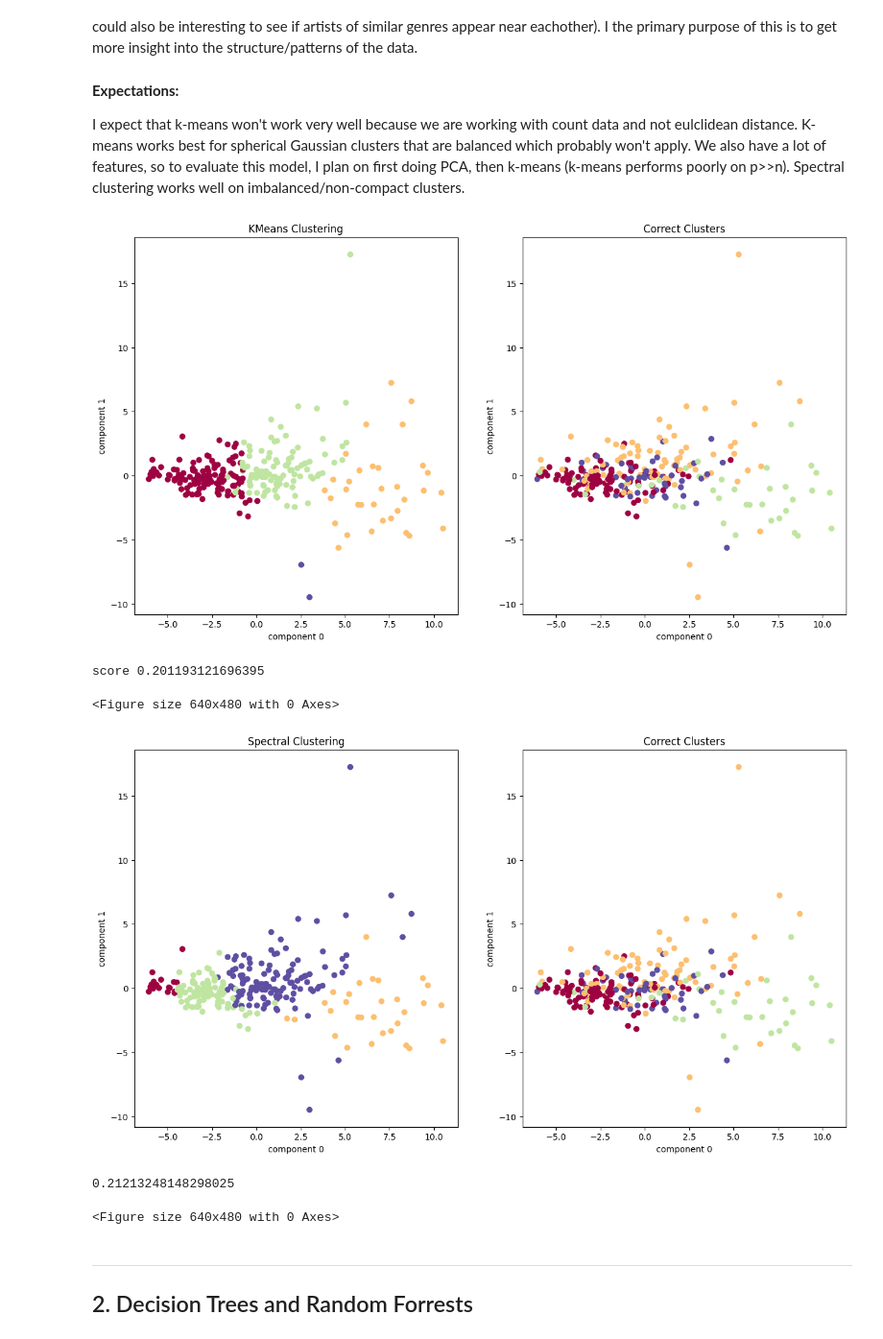
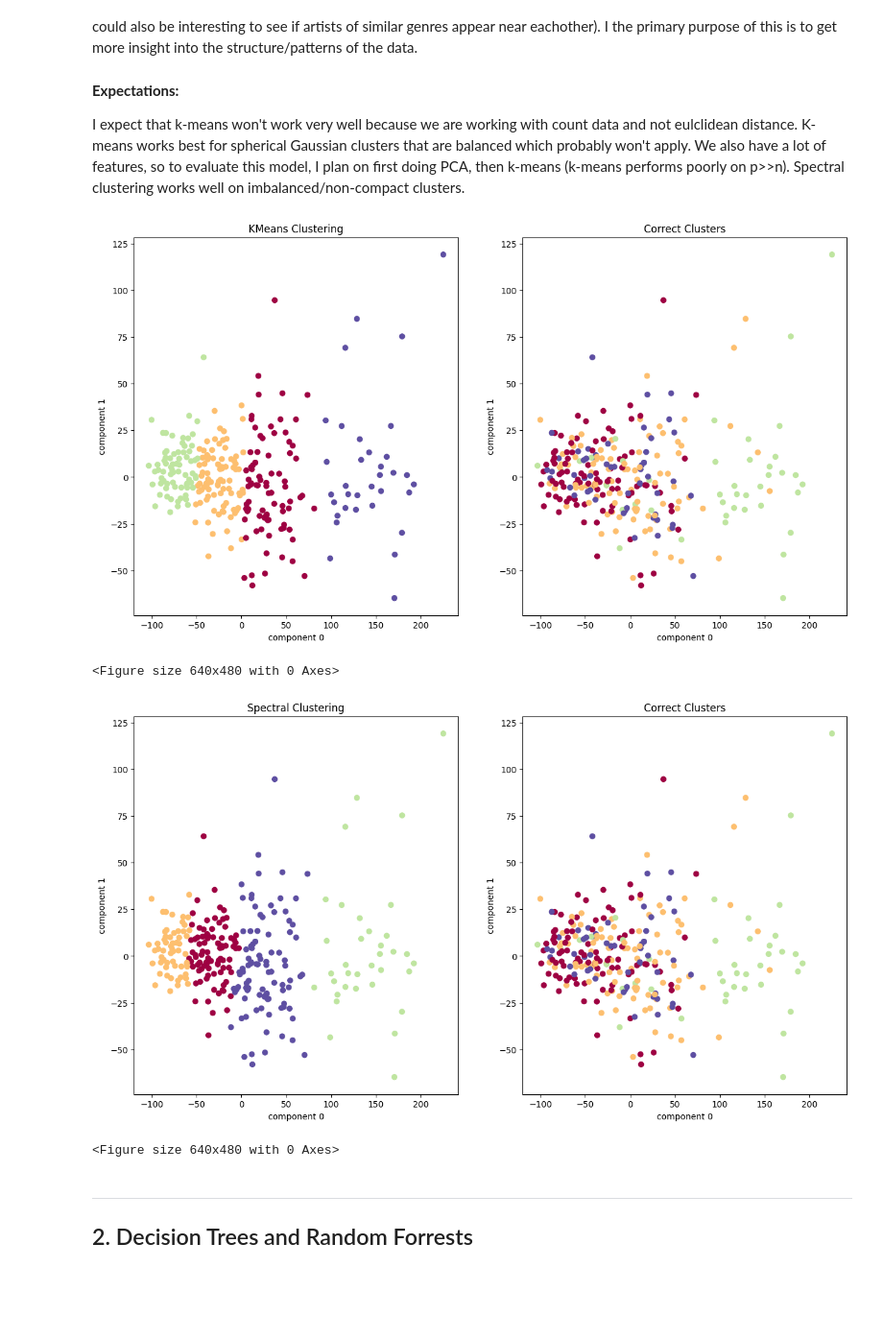
Before and after one commit to kac20/MachineLearning, a Jupyter notebook: Spotify Data set Analysis/spotify.ipynb, the cells around one changed output. Shown at 96% size. Cells and saved outputs as stored; diff of their text form; code cells hidden in the pictures; blank space fills up the shorter version.

```diff
--- a/Spotify Data set Analysis/spotify.ipynb
+++ b/Spotify Data set Analysis/spotify.ipynb
@@ -3,6 +3,7 @@ from sklearn.model_selection import train_test_split
 import numpy as np
 import matplotlib.pyplot as plt
 import pandas as pd
+from collections import defaultdict
 
 # Load in the Data
 data = pd.read_csv("./data/spotify_millsongdata.csv")
@@ -23,3 +24,14 @@ data["text"] = data["text"].str.strip().str.split() #remove unnecessary spaces a
 print(data.shape)
 data_copy.head()
 data.head()
+
+
+
+# order the artists by the number of songs they have in the data set
+artists_counts = defaultdict(int)
+for artist in list(data['artist']):
+    artists_counts[artist] +=1
+sorted_artist_counts = sorted(list(artists_counts.items()), key = lambda x: x[1], reverse = True)
+sorted_artists = [x[0] for x in sorted_artist_counts]
+top_artists = sorted_artists[:10]
+print(top_artists)
@@ -203,13 +209,13 @@ NameError: name 'data_artists' is not defined
 # %%
-# 5. Standardize the data / Visualize the features
+# 5. Visualize the features (test standardizing)
 import seaborn as sns
 
 # Plot the distributions of the top 100 words in a histogram
 X.plot.hist(column = words[:10], bins=100, alpha=0.5, xlim =(0,80))
 
-# Standardize the data
-scalar = StandardScaler()
-X = pd.DataFrame(scalar.fit_transform(X), columns = X.columns)
-X.plot.hist(column = words[:10], bins=100, alpha=0.5, xlim =(0,5))
+# # Standardize the data
+# scalar = StandardScaler()
+# X = pd.DataFrame(scalar.fit_transform(X), columns = X.columns)
+# X.plot.hist(column = words[:10], bins=100, alpha=0.5, xlim =(0,5))
 # %% [output]
 <AxesSubplot:ylabel='Frequency'>
@@ -393,7 +395,7 @@ class Processor():
 artists = ["Eminem", "Metallica", "Rihanna", "Taylor Swift"]
 
 processor = Processor()
-X_train, y_train = processor.fit_process(data_train, artists = artists, num_features = 100)
+X_train, y_train = processor.fit_process(data_train, artists = artists, num_features = 100, scale_data = False)
 X_train, X_val, y_train, y_val = train_test_split(X_train, y_train, test_size = 0.25)
 X_test, y_test = processor.process(data_test)
 
@@ -413,6 +415,7 @@ I expect that k-means won't work very well because we are working with count dat
 # %%
 # Helper functions
 from sklearn.decomposition import PCA
+
 def pca_vizualization(X, y, labels, title):
     """
     X - an nxp matrix
@@ -424,7 +427,7 @@ def pca_vizualization(X, y, labels, title):
     2. Plots X with the cluster labels as coloring
 
     """
-    NUM_CLUSTERS = 4
+    NUM_CLUSTERS = len(artists)
     # embed the data in 2 dimensions for plotting purposes
     X_embedded = PCA(n_components = 2).fit_transform(X)
 
@@ -454,29 +457,25 @@ def pca_vizualization(X, y, labels, title):
 # %%
 # 1. Clustering Model
 from sklearn.cluster import KMeans,SpectralClustering
 from sklearn.metrics.cluster import adjusted_rand_score
 
 num_clusters = len(artists)
-# First perform PCA
-X_embedded =  PCA(n_components = 10).fit_transform(X_train)
+# First perform PCA to reduce the dimension of the data
+X_embedded =  PCA(n_components = 2).fit_transform(X_train)
 
-#k-means clustering
-kmeans = KMeans(n_clusters = num_clusters).fit(X_embedded)
-pca_vizualization(X_embedded, y_train, kmeans.labels_, "KMeans Clustering")
-print("score", adjusted_rand_score(y_train, kmeans.labels_)) #Evaluate the model
+#k-means clustering (not linearly separable so doesn't work well)
+kmeans = KMeans(n_clusters = num_clusters).fit(X_train)
+pca_vizualization(X_train, y_train, kmeans.labels_, "KMeans Clustering")
 
 #spectral clustering
 spectral = SpectralClustering(n_clusters = num_clusters, assign_labels='discretize',  affinity="nearest_neighbors")
 spectral_labels = spectral.fit_predict(X_embedded)
-pca_vizualization(X_embedded, y_train, spectral_labels, "Spectral Clustering")
-print(adjusted_rand_score(y_train, spectral_labels))
+pca_vizualization(X_train, y_train, spectral_labels, "Spectral Clustering")
 # %% [output]
-[figure, old version]
+[figure, new version]
-score 0.201193121696395
+<Figure size 640x480 with 0 Axes>
+[figure, new version]
 <Figure size 640x480 with 0 Axes>
-[figure, old version]
-0.21213248148298025
-<Figure size 640x480 with 0 Axes>
 # %% [markdown]
 ---
 ## 2. Decision Trees and Random Forrests
```
Also changed, not shown: parts of 21 cells of this notebook, 1 other file.
